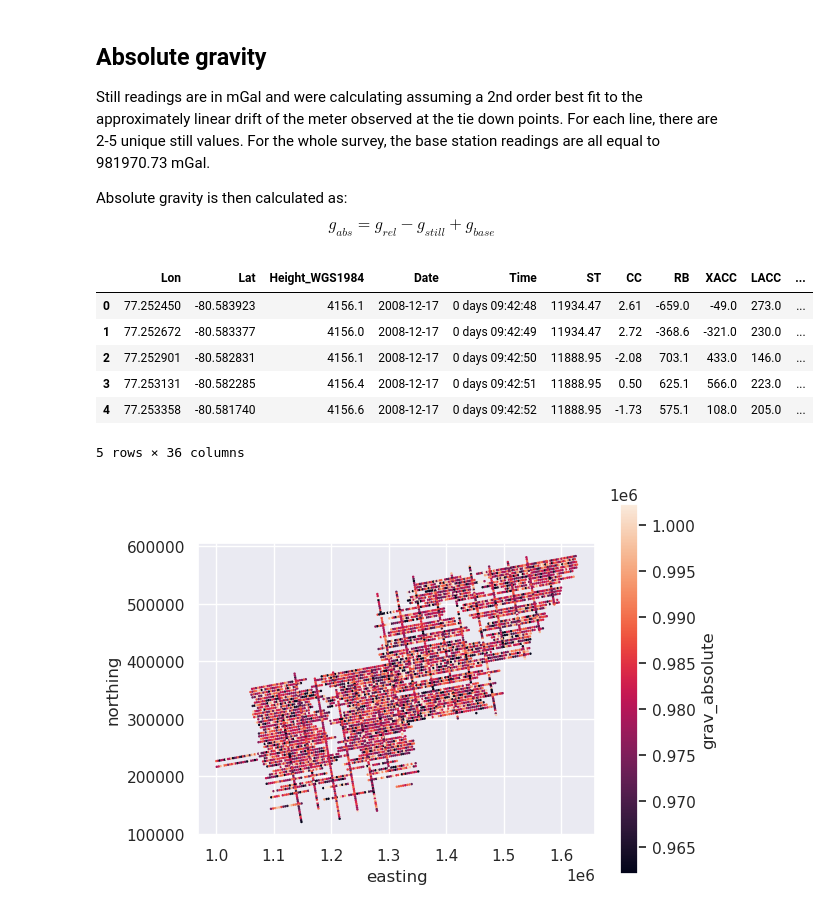
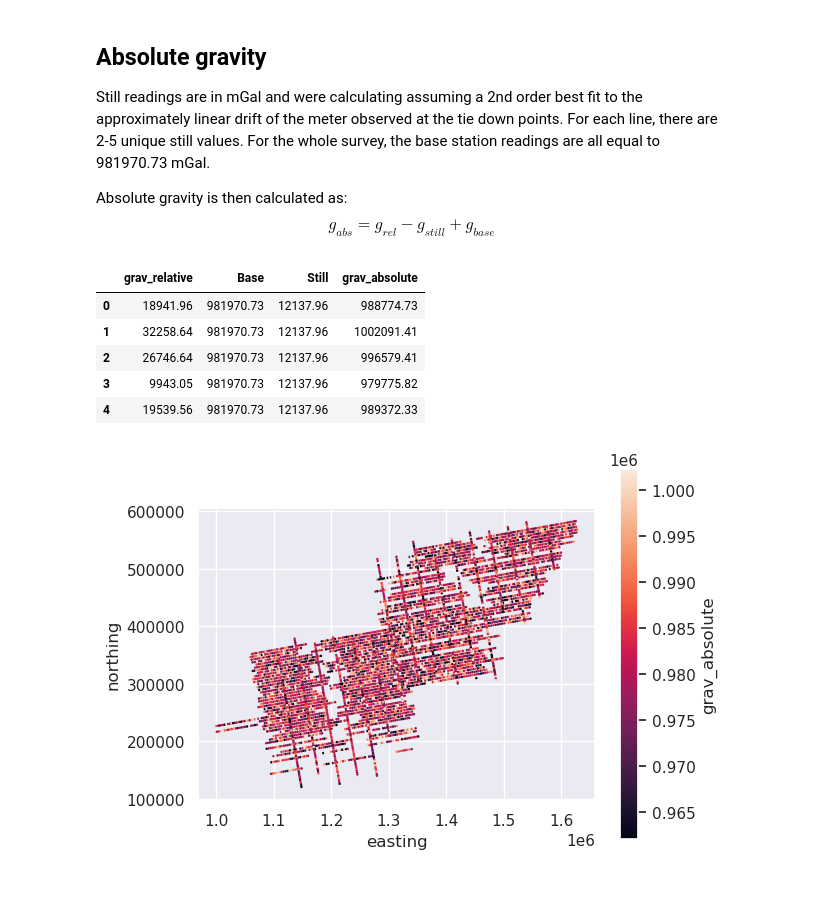
Before and after one commit to GeoToolkits/airbornegeo, a Jupyter notebook: docs/processing_AGAP_gravity.ipynb, the cells around one changed output. Saved outputs shown, nothing was run; the diff lists cells and outputs as text; code cells hidden in the pictures.

```diff
--- a/docs/processing_AGAP_gravity.ipynb
+++ b/docs/processing_AGAP_gravity.ipynb
@@ -111,15 +111,14 @@ g_{abs} = g_{rel} - g_{still} + g_{base}
 $$
 # %%
 data_df["grav_absolute"] = data_df["grav_relative"] - data_df["Still"] + data_df["Base"]
-data_df.head()
+data_df[["grav_relative", "Base", "Still", "grav_absolute"]].head()
 # %% [output]
-|  | Lon | Lat | Height_WGS1984 | Date | Time | ST | CC | RB | XACC | LACC | ... |
-| 0 | 77.252450 | -80.583923 | 4156.1 | 2008-12-17 | 0 days 09:42:48 | 11934.47 | 2.61 | -659.0 | -49.0 | 273.0 | ... |
-| 1 | 77.252672 | -80.583377 | 4156.0 | 2008-12-17 | 0 days 09:42:49 | 11934.47 | 2.72 | -368.6 | -321.0 | 230.0 | ... |
-| 2 | 77.252901 | -80.582831 | 4156.1 | 2008-12-17 | 0 days 09:42:50 | 11888.95 | -2.08 | 703.1 | 433.0 | 146.0 | ... |
-| 3 | 77.253131 | -80.582285 | 4156.4 | 2008-12-17 | 0 days 09:42:51 | 11888.95 | 0.50 | 625.1 | 566.0 | 223.0 | ... |
-| 4 | 77.253358 | -80.581740 | 4156.6 | 2008-12-17 | 0 days 09:42:52 | 11888.95 | -1.73 | 575.1 | 108.0 | 205.0 | ... |
+|  | grav_relative | Base | Still | grav_absolute |
+| 0 | 18941.96 | 981970.73 | 12137.96 | 988774.73 |
+| 1 | 32258.64 | 981970.73 | 12137.96 | 1002091.41 |
+| 2 | 26746.64 | 981970.73 | 12137.96 | 996579.41 |
+| 3 | 9943.05 | 981970.73 | 12137.96 | 979775.82 |
+| 4 | 19539.56 | 981970.73 | 12137.96 | 989372.33 |
-5 rows × 36 columns
 # %%
 cpt_lims = vd.minmax(data_df.grav_absolute, min_percentile=5, max_percentile=95)
 
```
Also changed, not shown: parts of 3 cells of this notebook, 2 other files.
